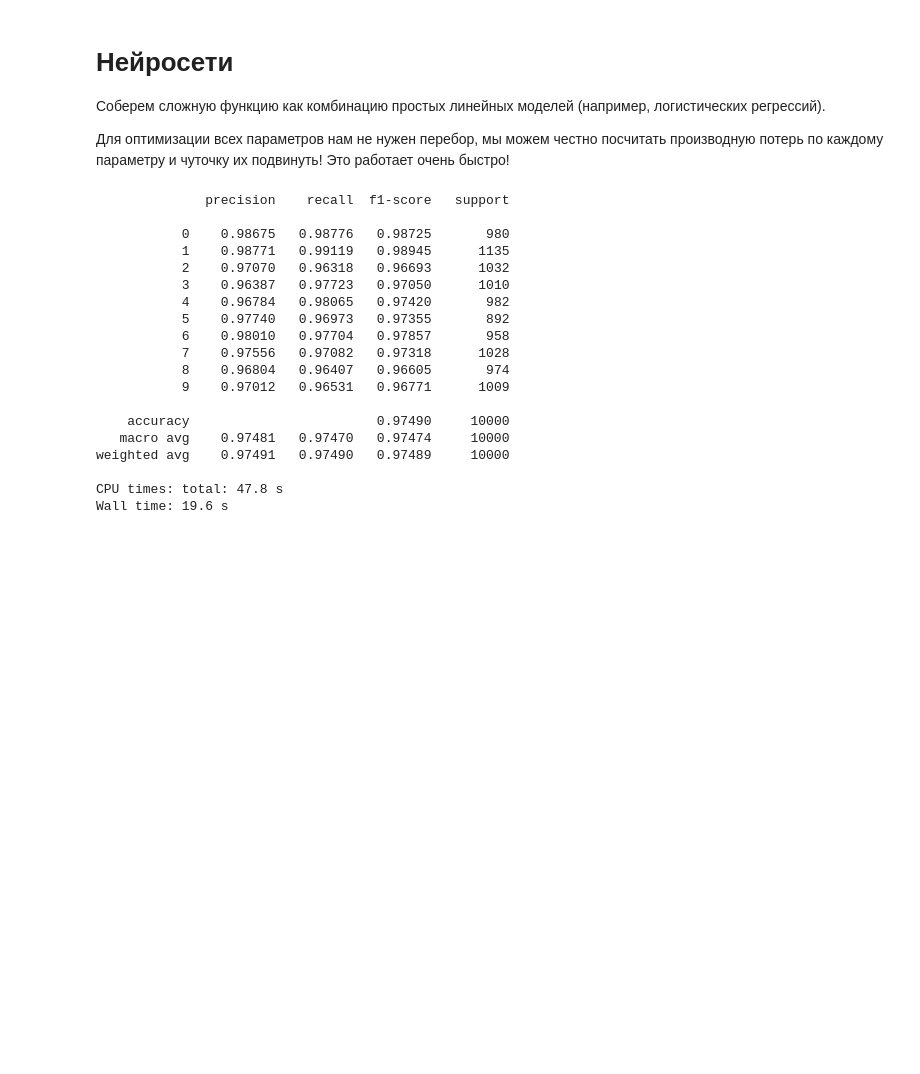
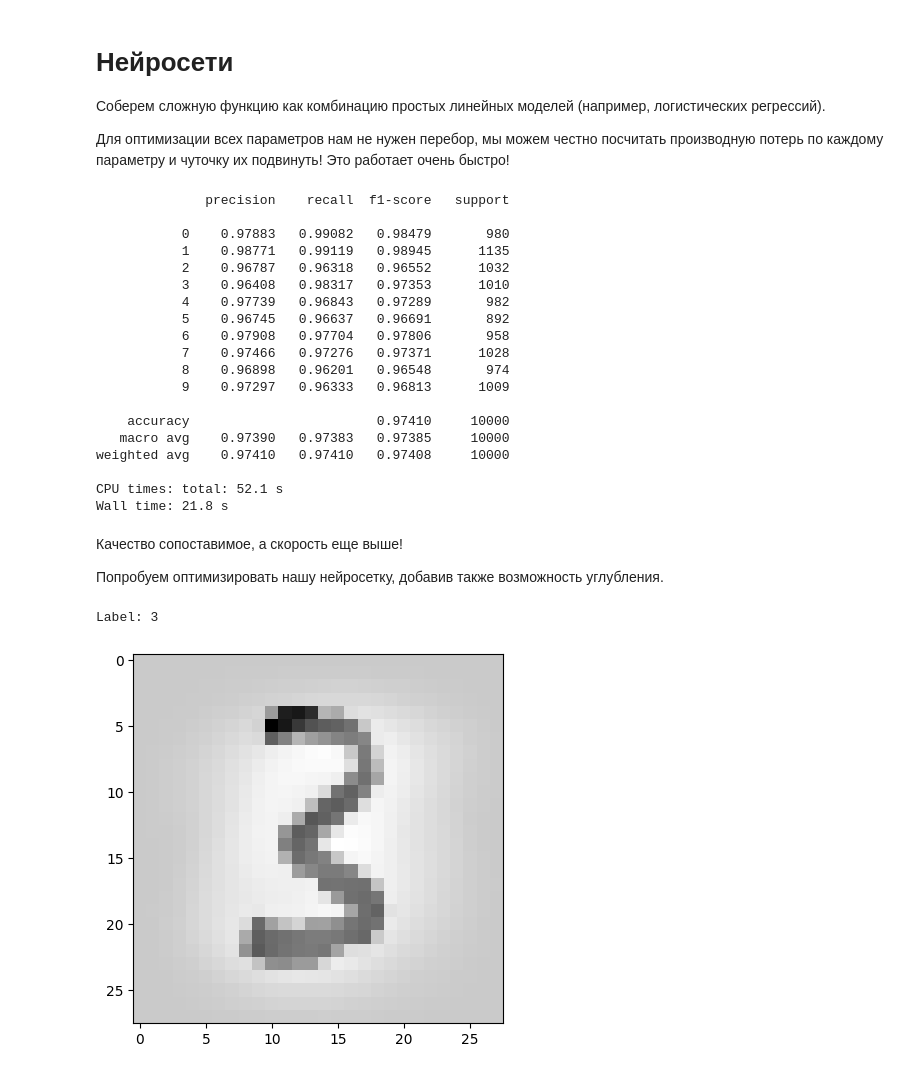
Before and after one commit to khav-i/nn_works, a Jupyter notebook: Classical algorithms vs MLP (on MNIST data)/models_on_MNIST_data.ipynb, the cells around one changed output. Cells and saved outputs as stored; diff of their text form; code cells hidden in the pictures; blank space fills up the shorter version.

```diff
--- a/Classical algorithms vs MLP (on MNIST data)/models_on_MNIST_data.ipynb
+++ b/Classical algorithms vs MLP (on MNIST data)/models_on_MNIST_data.ipynb
@@ -14,6 +17,6 @@ from sklearn.neural_network import MLPClassifier
 # %%
 # скачиваем данные
-(x_train, y_train), (x_val, y_val) = tf.keras.datasets.mnist.load_data()
+(x_train, y_train), (x_test, y_test) = tf.keras.datasets.mnist.load_data()
 # %%
 # что за данные
 print(x_train.shape)
@@ -197,26 +199,46 @@ clf.fit(x_train_flat, y_train)
 
 # Выведем отчет по метрикам
 print(metrics.classification_report(
-    y_val, clf.predict(x_val_flat), digits=5
+    y_test, clf.predict(x_test_flat), digits=5
     )
 )
 # %% [output]
               precision    recall  f1-score   support
 
-           0    0.98675   0.98776   0.98725       980
+           0    0.97883   0.99082   0.98479       980
            1    0.98771   0.99119   0.98945      1135
-           2    0.97070   0.96318   0.96693      1032
-           3    0.96387   0.97723   0.97050      1010
-           4    0.96784   0.98065   0.97420       982
-           5    0.97740   0.96973   0.97355       892
-           6    0.98010   0.97704   0.97857       958
-           7    0.97556   0.97082   0.97318      1028
-           8    0.96804   0.96407   0.96605       974
-           9    0.97012   0.96531   0.96771      1009
+           2    0.96787   0.96318   0.96552      1032
+           3    0.96408   0.98317   0.97353      1010
+           4    0.97739   0.96843   0.97289       982
+           5    0.96745   0.96637   0.96691       892
+           6    0.97908   0.97704   0.97806       958
+           7    0.97466   0.97276   0.97371      1028
+           8    0.96898   0.96201   0.96548       974
+           9    0.97297   0.96333   0.96813      1009
 
-    accuracy                        0.97490     10000
-   macro avg    0.97481   0.97470   0.97474     10000
-weighted avg    0.97491   0.97490   0.97489     10000
+    accuracy                        0.97410     10000
+   macro avg    0.97390   0.97383   0.97385     10000
+weighted avg    0.97410   0.97410   0.97408     10000
 
-CPU times: total: 47.8 s
-Wall time: 19.6 s
+CPU times: total: 52.1 s
+Wall time: 21.8 s
+# %% [markdown]
+Качество сопоставимое, а скорость еще выше!
+
+Попробуем оптимизировать нашу нейросетку, добавив также возможность углубления.
+# %%
+# Сперва выделим валидационную выборку
+x_valid_flat = x_train_flat[50000:, :]
+x_train_flat = x_train_flat[:50000, :]
+
+y_valid = y_train[50000:]
+y_train = y_train[:50000]
+# %%
+x_valid_image = x_valid_flat[0].reshape(1, 28, 28)
+
+print('Label:', y_valid[0])
+plt.imshow(x_valid_image[0], cmap="Greys")
+plt.show()
+# %% [output]
+Label: 3
+[figure, added]
```
Also changed, not shown: parts of 11 cells of this notebook.
